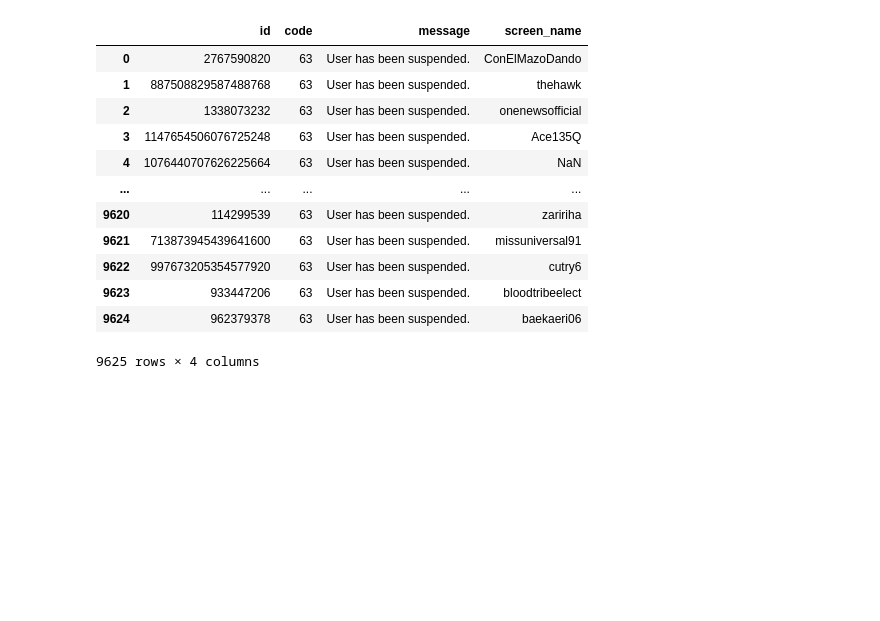
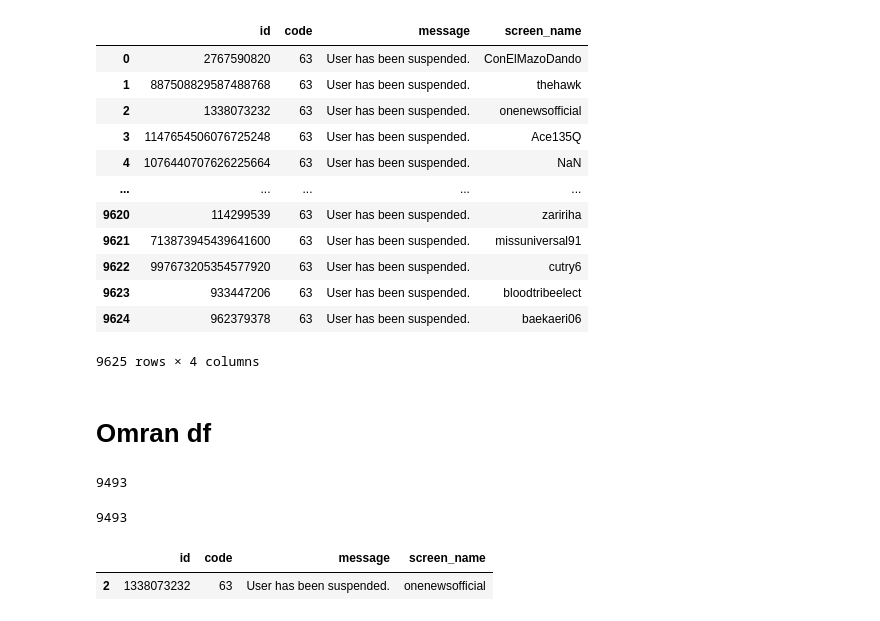
Before and after one commit to gi-ux/BachelorProject, a Jupyter notebook: notebook/suspended/Suspended_Collecting_Data.ipynb, the cells around one changed output. Saved outputs shown, nothing was run; the diff lists cells and outputs as text; code cells hidden in the pictures; blank space fills up the shorter version.

```diff
--- a/notebook/suspended/Suspended_Collecting_Data.ipynb
+++ b/notebook/suspended/Suspended_Collecting_Data.ipynb
@@ -223,3 +225,13 @@ x = x[x["screen_name"].notna()]
 # %%
 x.to_csv("C:/Users/gianl/Desktop/Gi/Supsi/BachelorProject/csv/not_found/suspended_account.csv",
         line_terminator="\n", encoding="utf-8", index=False)
+# %% [markdown]
+# Omran df
+# %%
+sus = pd.read_csv("C:/Users/gianl/Desktop/Gi/Supsi/BachelorProject/csv/not_found/suspended_account.csv",
+                 lineterminator="\n", low_memory=False)
+sus[sus["code"]==63]
+lst = list(sus["screen_name"])
+# %% [output]
+9493
+9493
@@ -225,0 +254,7 @@ x.to_csv("C:/Users/gianl/Desktop/Gi/Supsi/BachelorProject/csv/not_found/suspende
+# %%
+lst1 = ["Ace135Q"]
+lst2 = ["onenewsofficial"]
+sus[sus["screen_name"].isin([lst1]) | sus["screen_name"].isin(lst2)]
+# %% [output]
+|  | id | code | message | screen_name |
+| 2 | 1338073232 | 63 | User has been suspended. | onenewsofficial |
```
Also changed, not shown: parts of 9 cells of this notebook, 8 other files.
